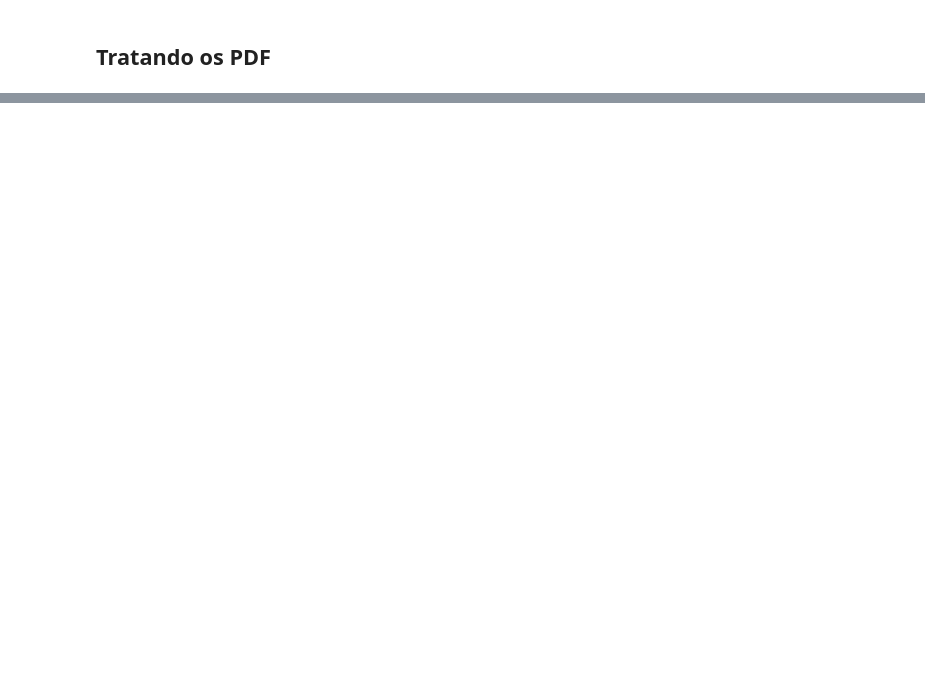
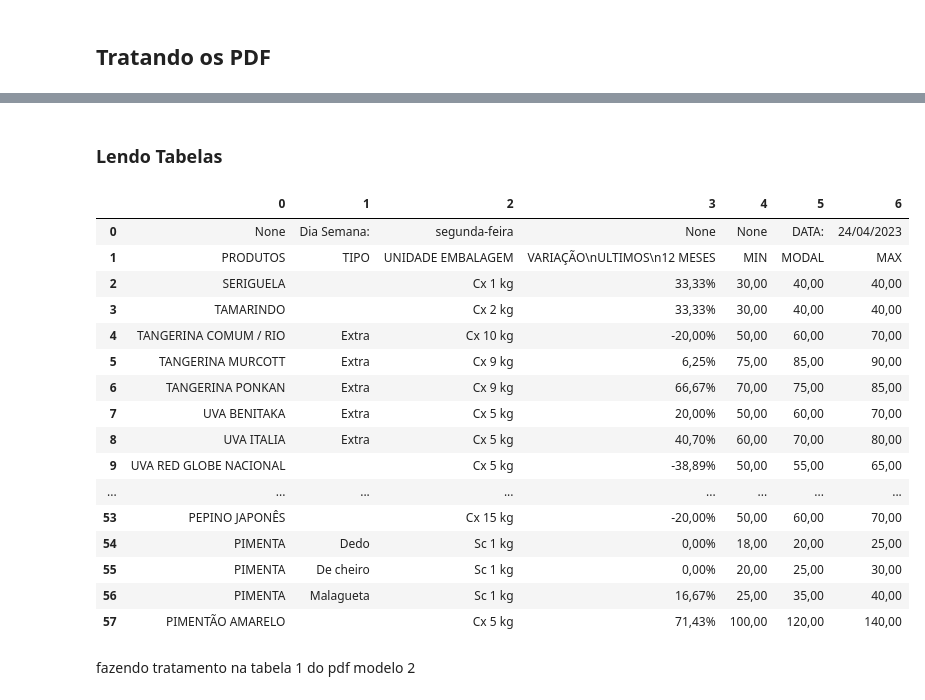
Before and after one commit to revalani/Projeto-CEASA, a Jupyter notebook: spraing-CEASA.ipynb, the cells around one changed output, grey strips where cells are left out. Drawn from its saved outputs; the diff is of its cells as text; code cells hidden in the pictures; blank space fills up the shorter version.

Commit message:
WIP: tratamento tb v2

```diff
--- a/spraing-CEASA.ipynb
+++ b/spraing-CEASA.ipynb
@@ -390,0 +366,2 @@ Progresso: 100.00% - Arquivo: None
+# %% [markdown]
+### Lendo Tabelas
@@ -390,0 +415,22 @@ Progresso: 100.00% - Arquivo: None
+# %%
+df
+# %% [output]
+|  | 0 | 1 | 2 | 3 | 4 | 5 | 6 |
+| 0 | None | Dia Semana: | segunda-feira | None | None | DATA: | 24/04/2023 |
+| 1 | PRODUTOS | TIPO | UNIDADE EMBALAGEM | VARIAÇÃO\nULTIMOS\n12 MESES | MIN | MODAL | MAX |
+| 2 | SERIGUELA |  | Cx 1 kg | 33,33% | 30,00 | 40,00 | 40,00 |
+| 3 | TAMARINDO |  | Cx 2 kg | 33,33% | 30,00 | 40,00 | 40,00 |
+| 4 | TANGERINA COMUM / RIO | Extra | Cx 10 kg | -20,00% | 50,00 | 60,00 | 70,00 |
+| 5 | TANGERINA MURCOTT | Extra | Cx 9 kg | 6,25% | 75,00 | 85,00 | 90,00 |
+| 6 | TANGERINA PONKAN | Extra | Cx 9 kg | 66,67% | 70,00 | 75,00 | 85,00 |
+| 7 | UVA BENITAKA | Extra | Cx 5 kg | 20,00% | 50,00 | 60,00 | 70,00 |
+| 8 | UVA ITALIA | Extra | Cx 5 kg | 40,70% | 60,00 | 70,00 | 80,00 |
+| 9 | UVA RED GLOBE NACIONAL |  | Cx 5 kg | -38,89% | 50,00 | 55,00 | 65,00 |
+| ... | ... | ... | ... | ... | ... | ... | ... |
+| 53 | PEPINO JAPONÊS |  | Cx 15 kg | -20,00% | 50,00 | 60,00 | 70,00 |
+| 54 | PIMENTA | Dedo | Sc 1 kg | 0,00% | 18,00 | 20,00 | 25,00 |
+| 55 | PIMENTA | De cheiro | Sc 1 kg | 0,00% | 20,00 | 25,00 | 30,00 |
+| 56 | PIMENTA | Malagueta | Sc 1 kg | 16,67% | 25,00 | 35,00 | 40,00 |
+| 57 | PIMENTÃO AMARELO |  | Cx 5 kg | 71,43% | 100,00 | 120,00 | 140,00 |
+# %% [markdown]
+fazendo tratamento na tabela 1 do pdf modelo 2
```
Also changed, not shown: parts of 10 cells of this notebook.
